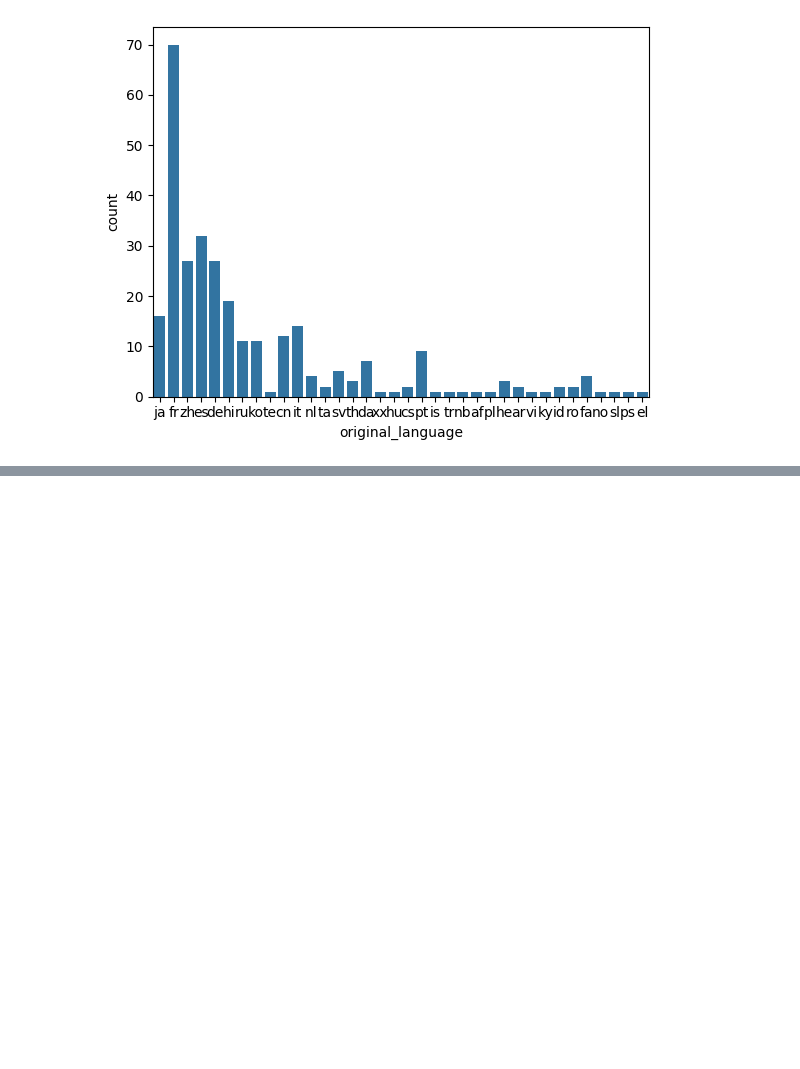
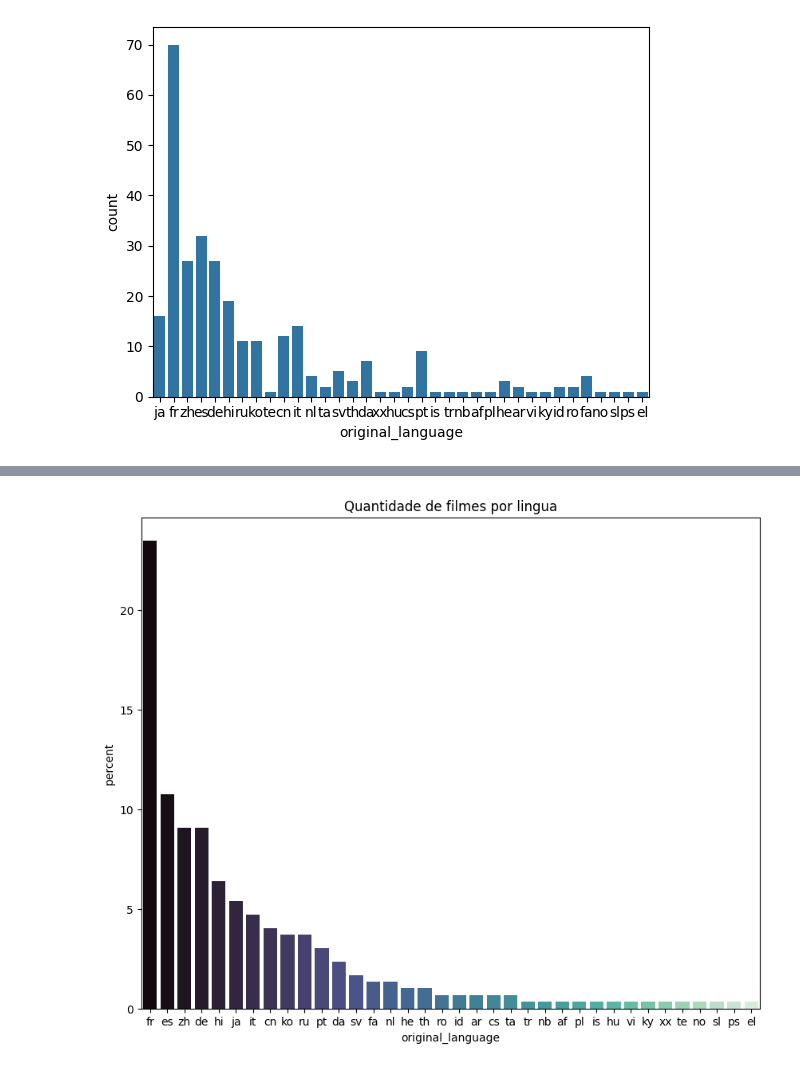
Before and after one commit to rgrAndrade/DataDive, a Jupyter notebook: DataDive.ipynb, the cells around one changed output, grey strips where cells are left out. Drawn from its saved outputs; the diff is of its cells as text; code cells hidden in the pictures; blank space fills up the shorter version.

```diff
--- a/DataDive.ipynb
+++ b/DataDive.ipynb
@@ -326,0 +333,11 @@ plt.show()
+# %%
+plt.figure(figsize=(10,8))
+sns.countplot(data = tmdb.query('original_language != "en"'),
+              order= total_de_outros_filmes_por_lingua.index,
+              hue='original_language',palette='mako',hue_order=total_de_outros_filmes_por_lingua.index,
+              stat='percent',
+              x='original_language')
+plt.title("Quantidade de filmes por lingua")
+plt.show()
+# %% [output]
+[figure, added]
```
Also changed, not shown: parts of 3 cells of this notebook.
